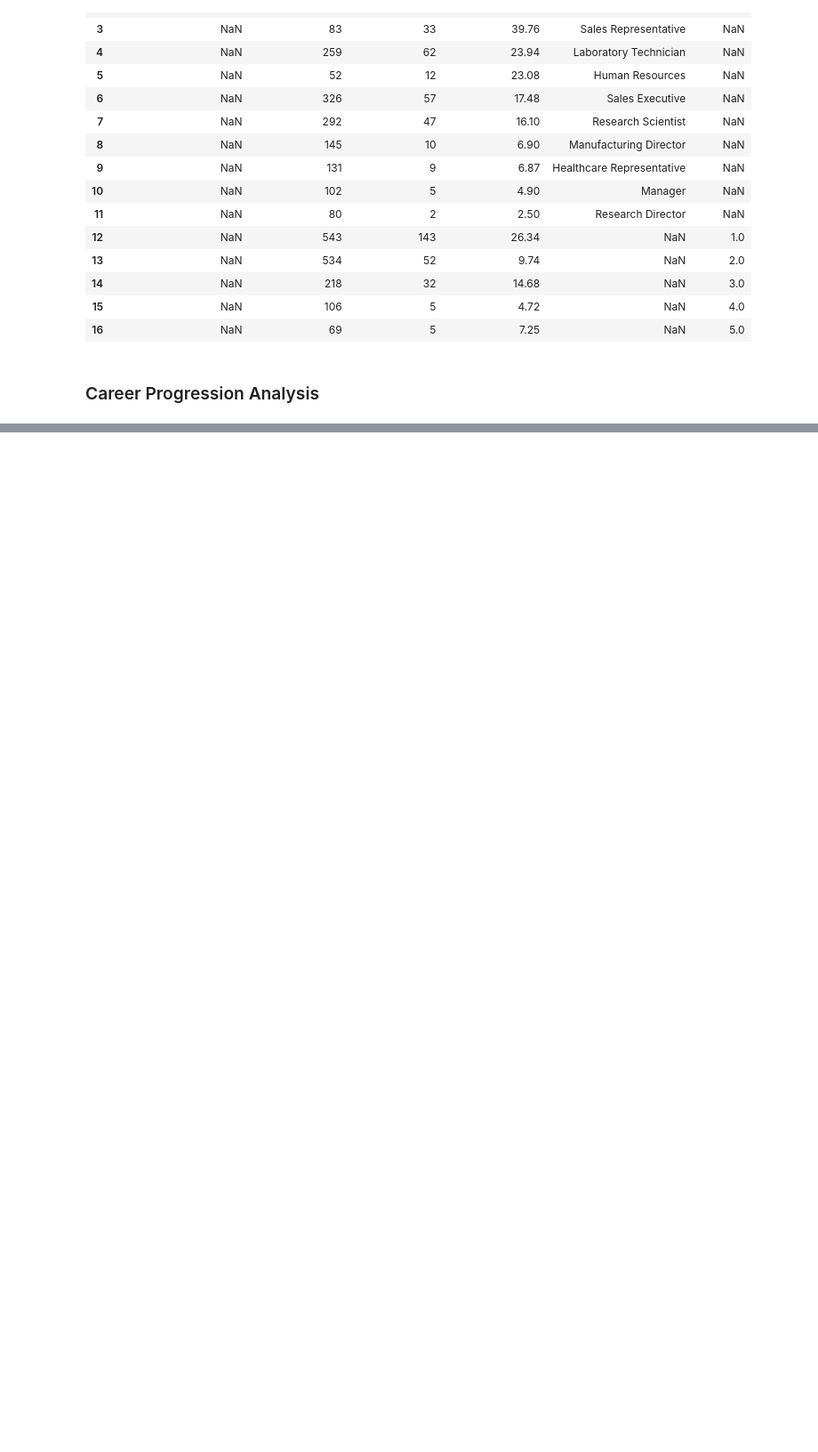
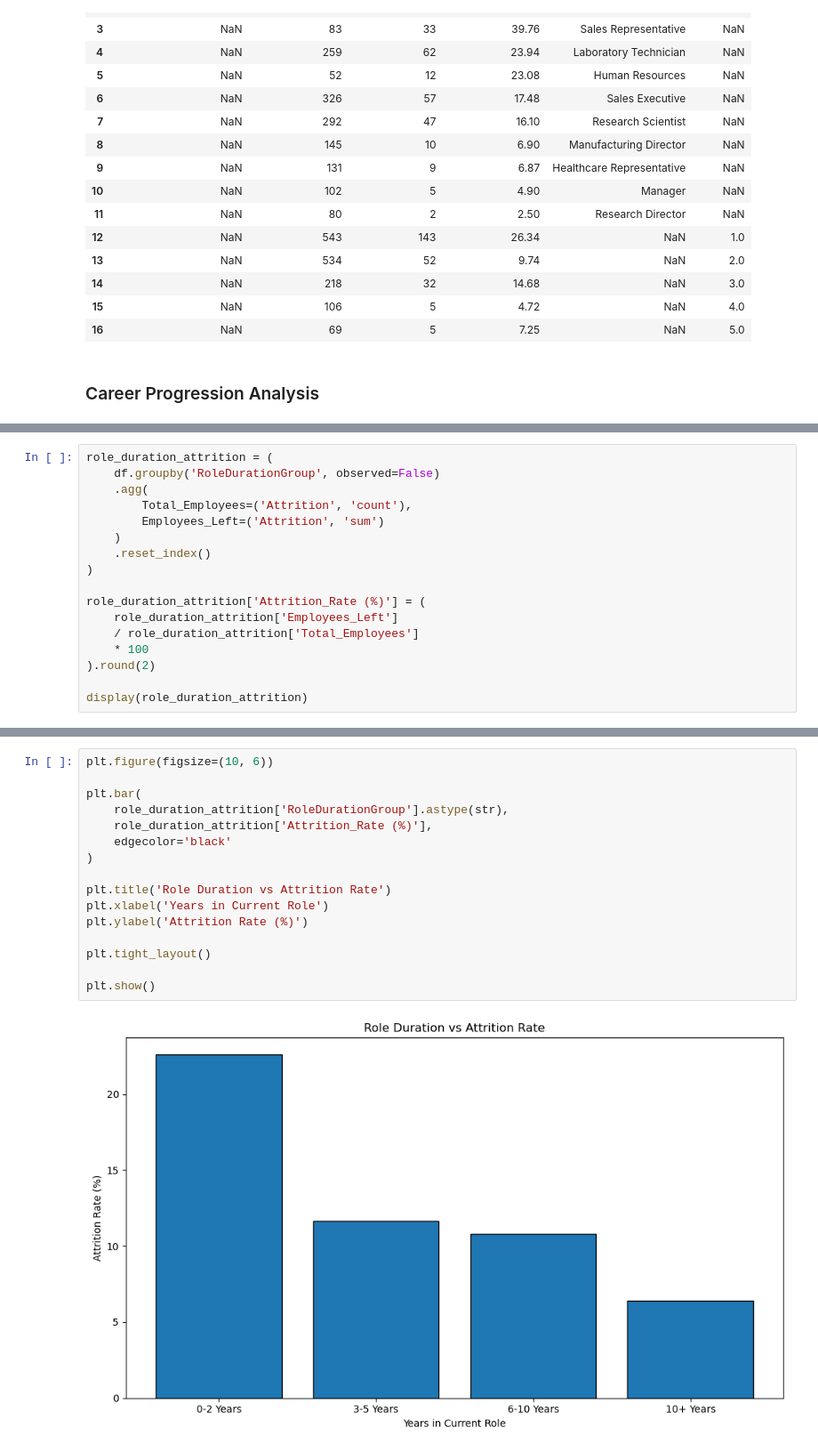
Before and after one commit to mananipratik/i_project, a Jupyter notebook: nb/3_eda.ipynb, the cells around one changed output, grey strips where cells are left out. Shown at 89% size. Drawn from its saved outputs; the diff is of its cells as text; blank space fills up the shorter version.

```diff
--- a/nb/3_eda.ipynb
+++ b/nb/3_eda.ipynb
@@ -1082,0 +1175,17 @@ plt.show()
+# %%
+role_duration_attrition = (
+    df.groupby('RoleDurationGroup', observed=False)
+    .agg(
+        Total_Employees=('Attrition', 'count'),
+        Employees_Left=('Attrition', 'sum')
+    )
+    .reset_index()
+)
+
+role_duration_attrition['Attrition_Rate (%)'] = (
+    role_duration_attrition['Employees_Left']
+    / role_duration_attrition['Total_Employees']
+    * 100
+).round(2)
+
+display(role_duration_attrition)
@@ -1082,0 +1198,18 @@ plt.show()
+# %%
+plt.figure(figsize=(10, 6))
+
+plt.bar(
+    role_duration_attrition['RoleDurationGroup'].astype(str),
+    role_duration_attrition['Attrition_Rate (%)'],
+    edgecolor='black'
+)
+
+plt.title('Role Duration vs Attrition Rate')
+plt.xlabel('Years in Current Role')
+plt.ylabel('Attrition Rate (%)')
+
+plt.tight_layout()
+
+plt.show()
+# %% [output]
+[figure, added]
```
Also changed, not shown: parts of 64 cells of this notebook.
